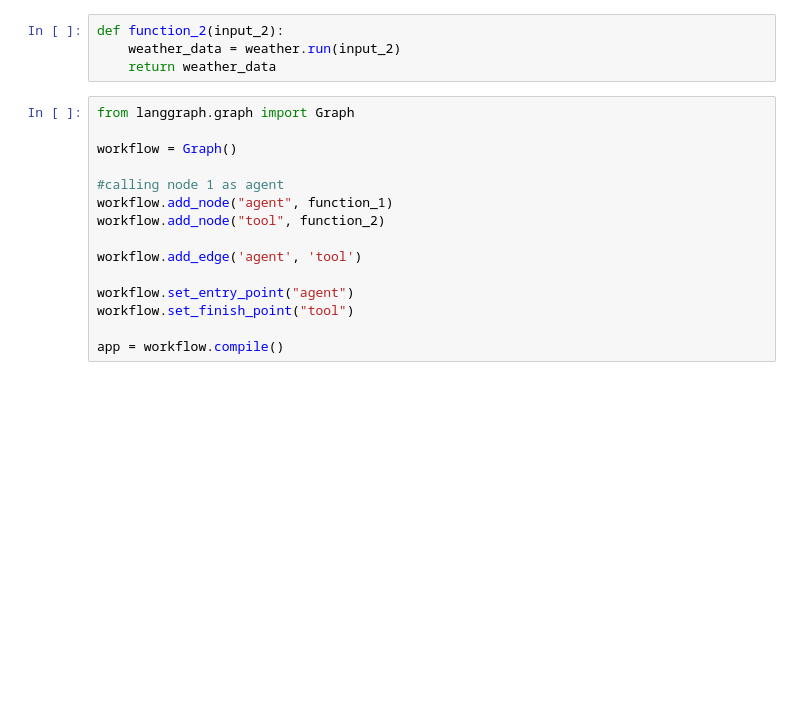
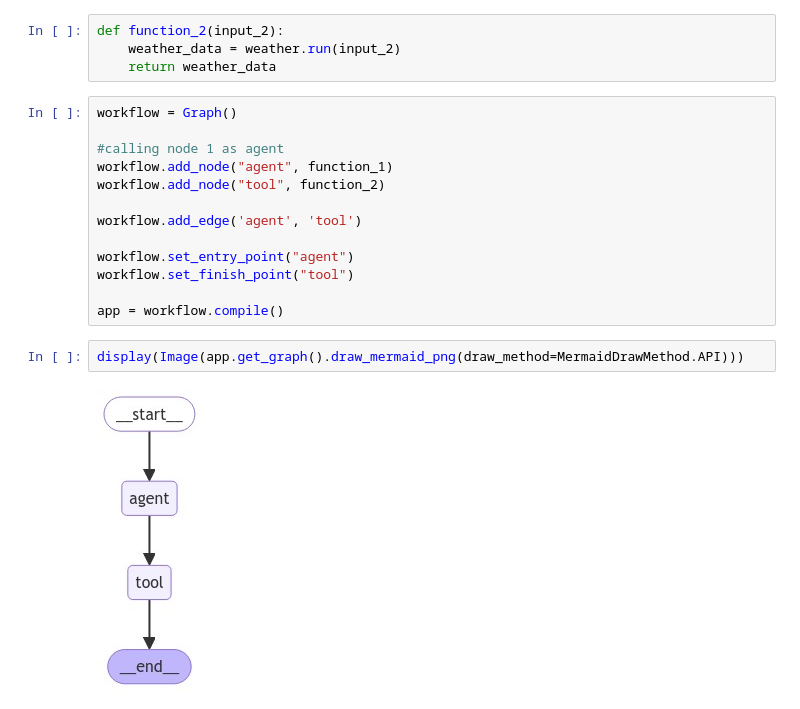
Before and after one commit to jacksongrove/langgraph-agents-demo, a Jupyter notebook: chatbot.ipynb, the cells around one changed output. Cells and saved outputs as stored; diff of their text form; blank space fills up the shorter version.

```diff
--- a/chatbot.ipynb
+++ b/chatbot.ipynb
@@ -215,8 +219,6 @@ def function_2(input_2):
     weather_data = weather.run(input_2)
     return weather_data
 # %%
-from langgraph.graph import Graph
-
 workflow = Graph()
 
 #calling node 1 as agent
@@ -229,6 +231,10 @@ workflow.set_entry_point("agent")
 workflow.set_finish_point("tool")
 
 app = workflow.compile()
+# %%
+display(Image(app.get_graph().draw_mermaid_png(draw_method=MermaidDrawMethod.API)))
+# %% [output]
+[figure, added]
 # %%
 app.invoke("What's the temperature in Las Vegas")
 # %% [output]
```
Also changed, not shown: parts of 21 cells of this notebook.
